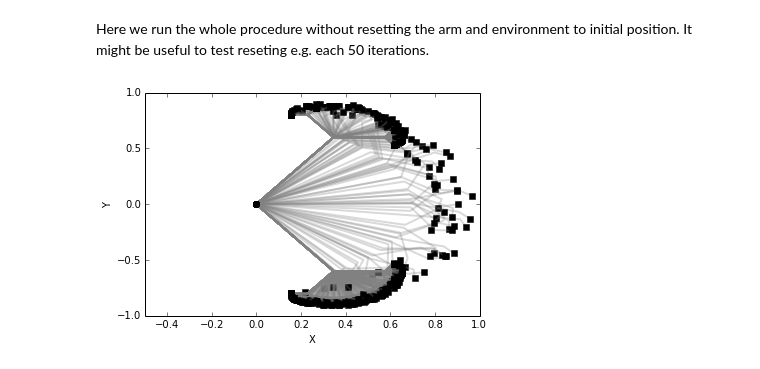
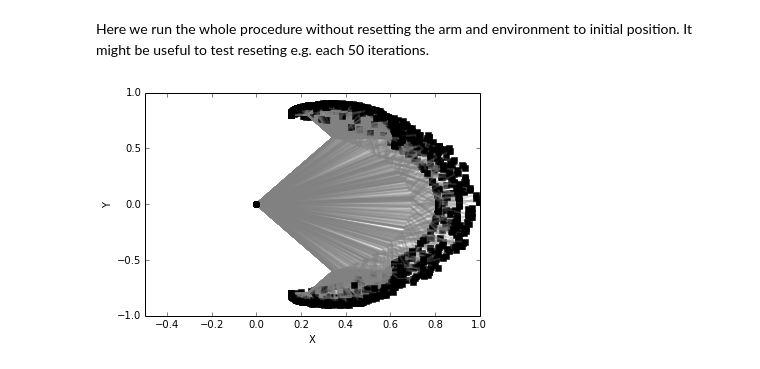
Before and after one commit to flowersteam/explauto, a Jupyter notebook: notebook/learning_with_context.ipynb, the cells around one changed output. Saved outputs shown, nothing was run; the diff lists cells and outputs as text; code cells hidden in the pictures.

```diff
--- a/notebook/learning_with_context.ipynb
+++ b/notebook/learning_with_context.ipynb
@@ -219,31 +219,32 @@ environment.update([0.]*3)
 # Reset sensorimotor model
 sm_model = SensorimotorModel.from_configuration(conf, 'NN', 'default')
 
 c_dims = [0, 1] # hand position's dimensions
 
 # Add one point to boostrap sensorimotor model
 sm_model.update([0.]*6, np.hstack((environment.current_hand_position, [0., 0.])))
 
 ax = axes()
 
 for _ in range(2000):
     # Get current context
     c = environment.current_hand_position
     # sample a random sensory goal using the interest model:
     ds_g = im_model.sample_given_context(c, c_dims)
     #print "sample ds=", ds_g
     # infer a motor command to reach that goal using the sensorimotor model:
     mdm = sm_model.inverse_prediction(np.hstack((c, ds_g)))
     m = mdm[0:3]
     dm = mdm[3:6]
     # execute this command and observe the corresponding sensory effect:
+    environment.update(m, reset=True)
     ds = environment.update(dm, reset=False)
     s = environment.current_hand_position
     # update the sensorimotor model:
     sm_model.update(np.hstack((m, dm)), np.hstack((s, ds)))
     # update interest model
     im_model.update(hstack((m, dm, s, ds)), hstack((m, dm, s, ds_g)))
     # plot arm
     environment.plot_arm(ax, alpha=0.3)
 # %% [output]
-[figure, old version]
+[figure, new version]
```
